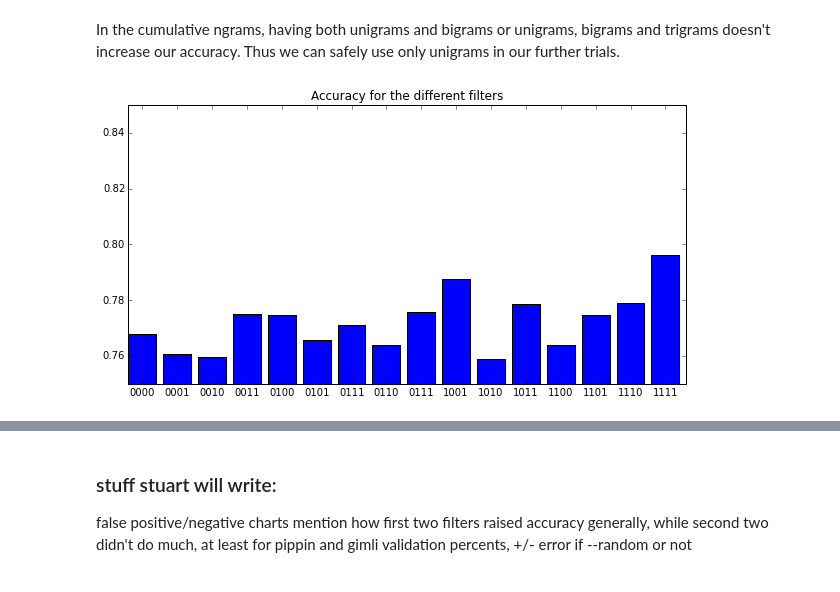
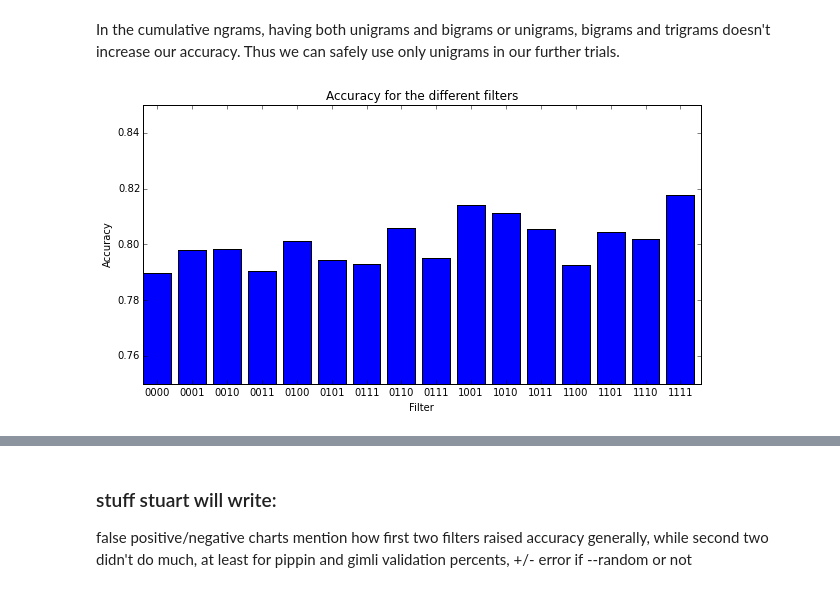
Before and after one commit to zafarali/598-assignment2-NLP, a Jupyter notebook: REPORT.ipynb, the cells around one changed output, grey strips where cells are left out. Saved outputs shown, nothing was run; the diff lists cells and outputs as text; code cells hidden in the pictures.

Commit message:
Update graph for chisquared

```diff
--- a/REPORT.ipynb
+++ b/REPORT.ipynb
@@ -186,18 +188,19 @@ plt.legend(loc='best')
 # %% [markdown]
 In the cumulative ngrams, having both unigrams and bigrams or unigrams, bigrams and trigrams doesn't increase our accuracy. Thus we can safely use only unigrams in our further trials.
 # %%
-df = pd.read_csv('./performance_test/performance_test_learn_codes_0000.csv')
+df = pd.read_csv('./performance_test/performance_test_ngram12_learn_codes_0000.csv')
 labels = list(map(str, df['learn_code']))
 labels[:9] = ['0000', '0001', '0010', '0011', '0100', '0101', '0111', '0110', '0111']
 index = np.arange(len(labels))
 accuracy = df['accuracy']
 plt.figure(figsize=(10,5))
 plt.bar(index, accuracy)
 # ax = plt.gca()
 plt.xticks(index+0.4, labels)
 plt.title('Accuracy for the different filters')
 plt.ylim([0.75,0.85])
-plt.xlabel('F')
+plt.xlabel('Filter')
+plt.ylabel('Accuracy')
 plt.show()
 # %% [output]
-[figure, old version]
+[figure, new version]
```
Also changed, not shown: parts of 2 cells of this notebook.
